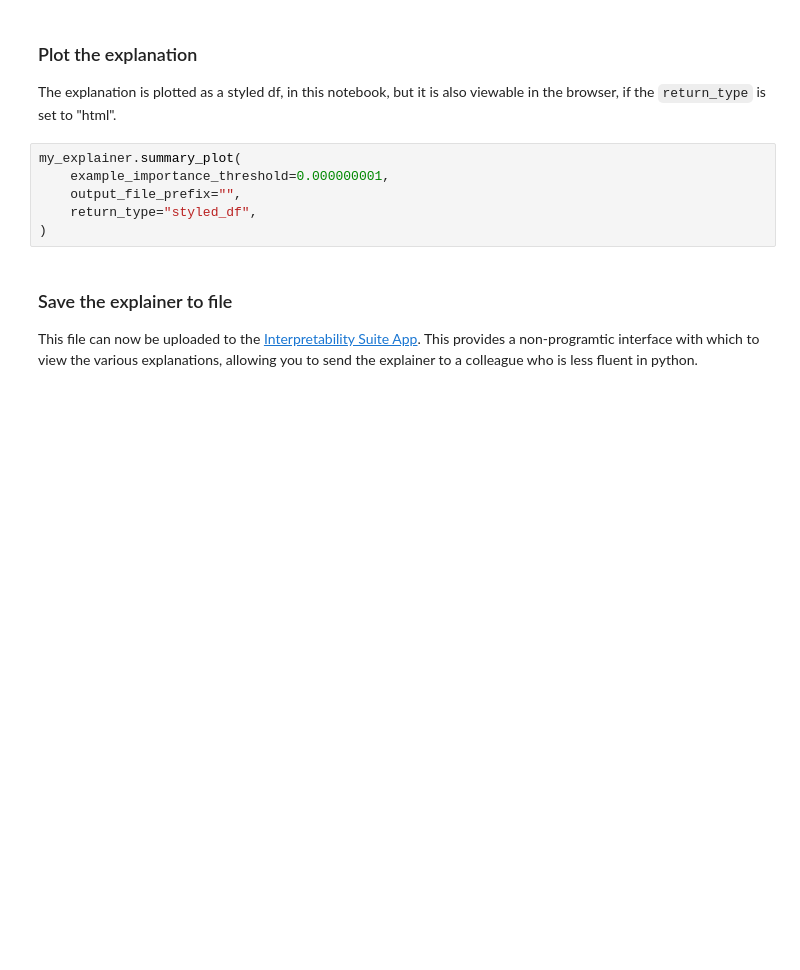
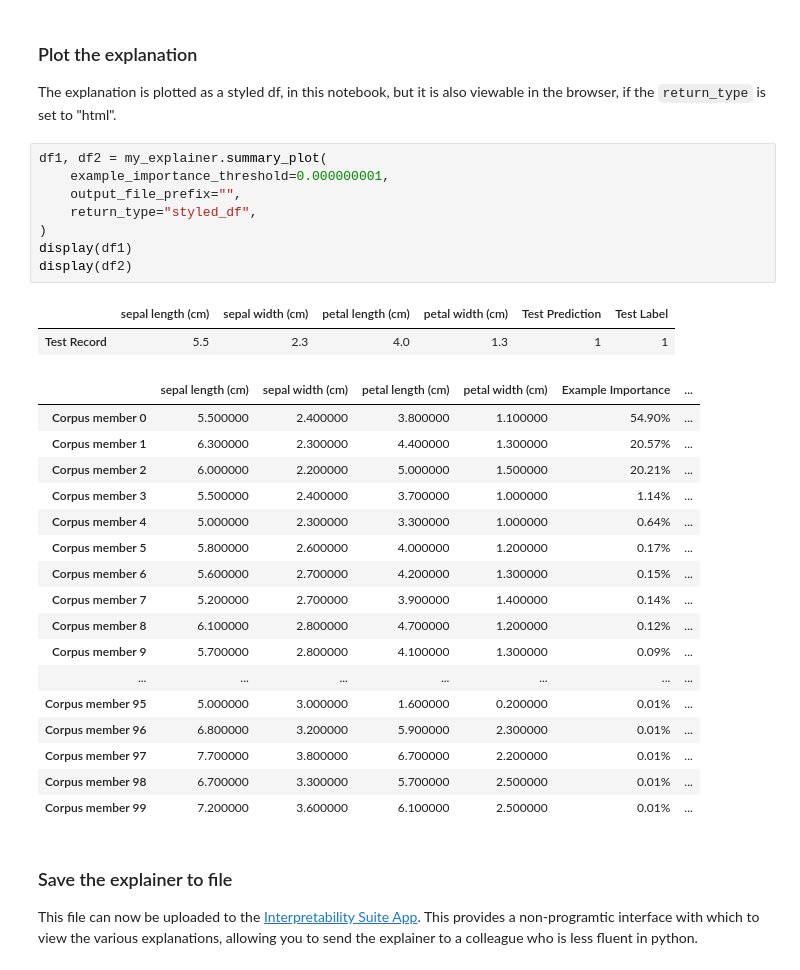
Before and after one commit to vanderschaarlab/Interpretability, a Jupyter notebook: Notebooks/Tutorial_01_implement_simplex.ipynb, the cells around one changed output. Drawn from its saved outputs; the diff is of its cells as text; blank space fills up the shorter version.

```diff
--- a/Notebooks/Tutorial_01_implement_simplex.ipynb
+++ b/Notebooks/Tutorial_01_implement_simplex.ipynb
@@ -92,11 +98,33 @@ explanation = my_explainer.explain(
 
 The explanation is plotted as a styled df, in this notebook, but it is also viewable in the browser, if the `return_type` is set to "html".
 # %%
-my_explainer.summary_plot(
+df1, df2 = my_explainer.summary_plot(
     example_importance_threshold=0.000000001,
     output_file_prefix="",
     return_type="styled_df",
 )
+display(df1)
+display(df2)
+# %% [output]
+|  | sepal length (cm) | sepal width (cm) | petal length (cm) | petal width (cm) | Test Prediction | Test Label |
+| Test Record | 5.5 | 2.3 | 4.0 | 1.3 | 1 | 1 |
+|  | sepal length (cm) | sepal width (cm) | petal length (cm) | petal width (cm) | Example Importance | ... |
+| Corpus member 0 | 5.500000 | 2.400000 | 3.800000 | 1.100000 | 54.90% | ... |
+| Corpus member 1 | 6.300000 | 2.300000 | 4.400000 | 1.300000 | 20.57% | ... |
+| Corpus member 2 | 6.000000 | 2.200000 | 5.000000 | 1.500000 | 20.21% | ... |
+| Corpus member 3 | 5.500000 | 2.400000 | 3.700000 | 1.000000 | 1.14% | ... |
+| Corpus member 4 | 5.000000 | 2.300000 | 3.300000 | 1.000000 | 0.64% | ... |
+| Corpus member 5 | 5.800000 | 2.600000 | 4.000000 | 1.200000 | 0.17% | ... |
+| Corpus member 6 | 5.600000 | 2.700000 | 4.200000 | 1.300000 | 0.15% | ... |
+| Corpus member 7 | 5.200000 | 2.700000 | 3.900000 | 1.400000 | 0.14% | ... |
+| Corpus member 8 | 6.100000 | 2.800000 | 4.700000 | 1.200000 | 0.12% | ... |
+| Corpus member 9 | 5.700000 | 2.800000 | 4.100000 | 1.300000 | 0.09% | ... |
+| ... | ... | ... | ... | ... | ... | ... |
+| Corpus member 95 | 5.000000 | 3.000000 | 1.600000 | 0.200000 | 0.01% | ... |
+| Corpus member 96 | 6.800000 | 3.200000 | 5.900000 | 2.300000 | 0.01% | ... |
+| Corpus member 97 | 7.700000 | 3.800000 | 6.700000 | 2.200000 | 0.01% | ... |
+| Corpus member 98 | 6.700000 | 3.300000 | 5.700000 | 2.500000 | 0.01% | ... |
+| Corpus member 99 | 7.200000 | 3.600000 | 6.100000 | 2.500000 | 0.01% | ... |
 # %% [markdown]
 ### Save the explainer to file
 This file can now be uploaded to the [Interpretability Suite App](https://vanderschaarlab-demo-interpretabi-interpretability-suite-1uteyn.streamlit.app/). This provides a non-programtic interface with which to view the various explanations, allowing you to send the explainer to a colleague who is less fluent in python.
```
Also changed, not shown: parts of 2 cells of this notebook, 5 other files.
